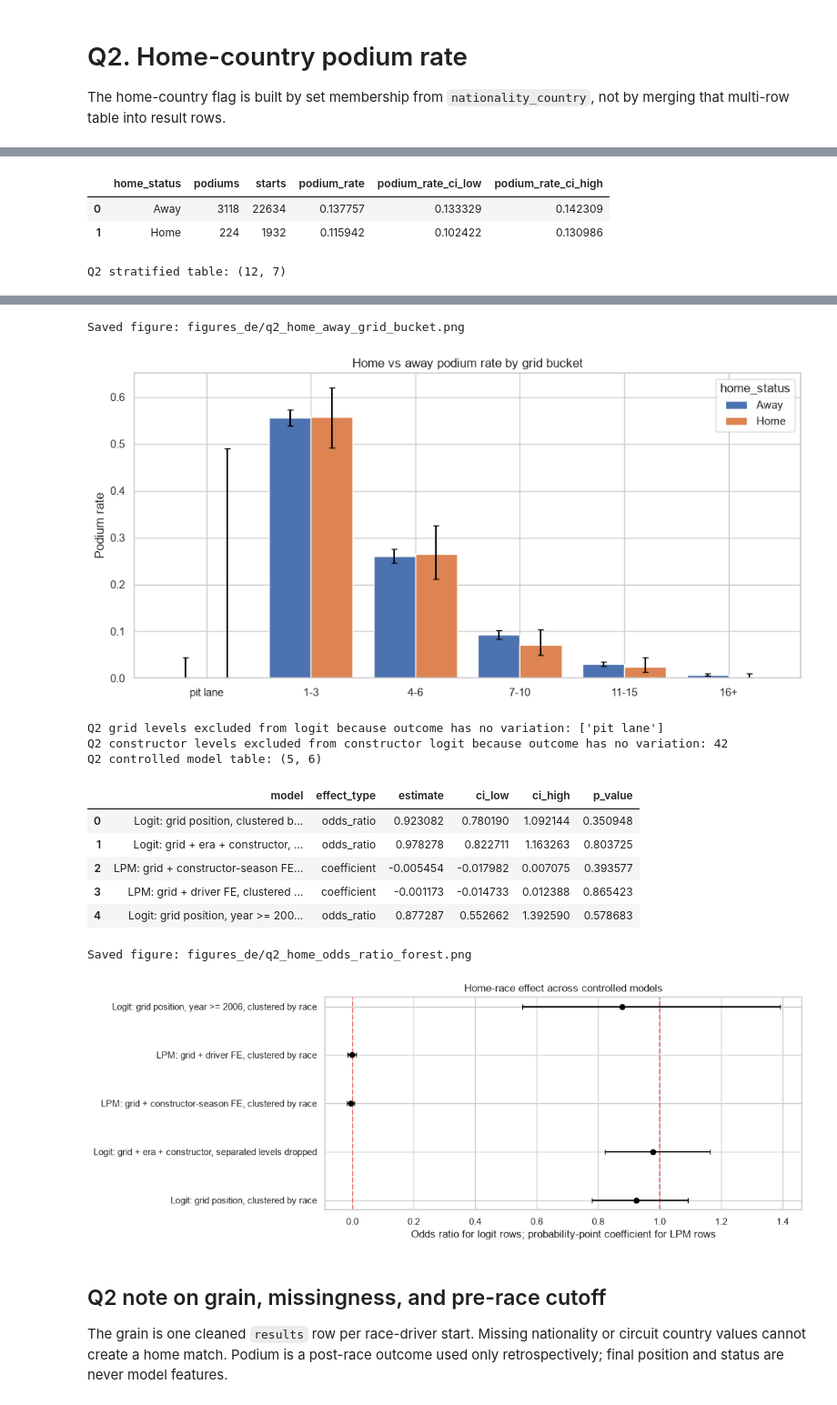
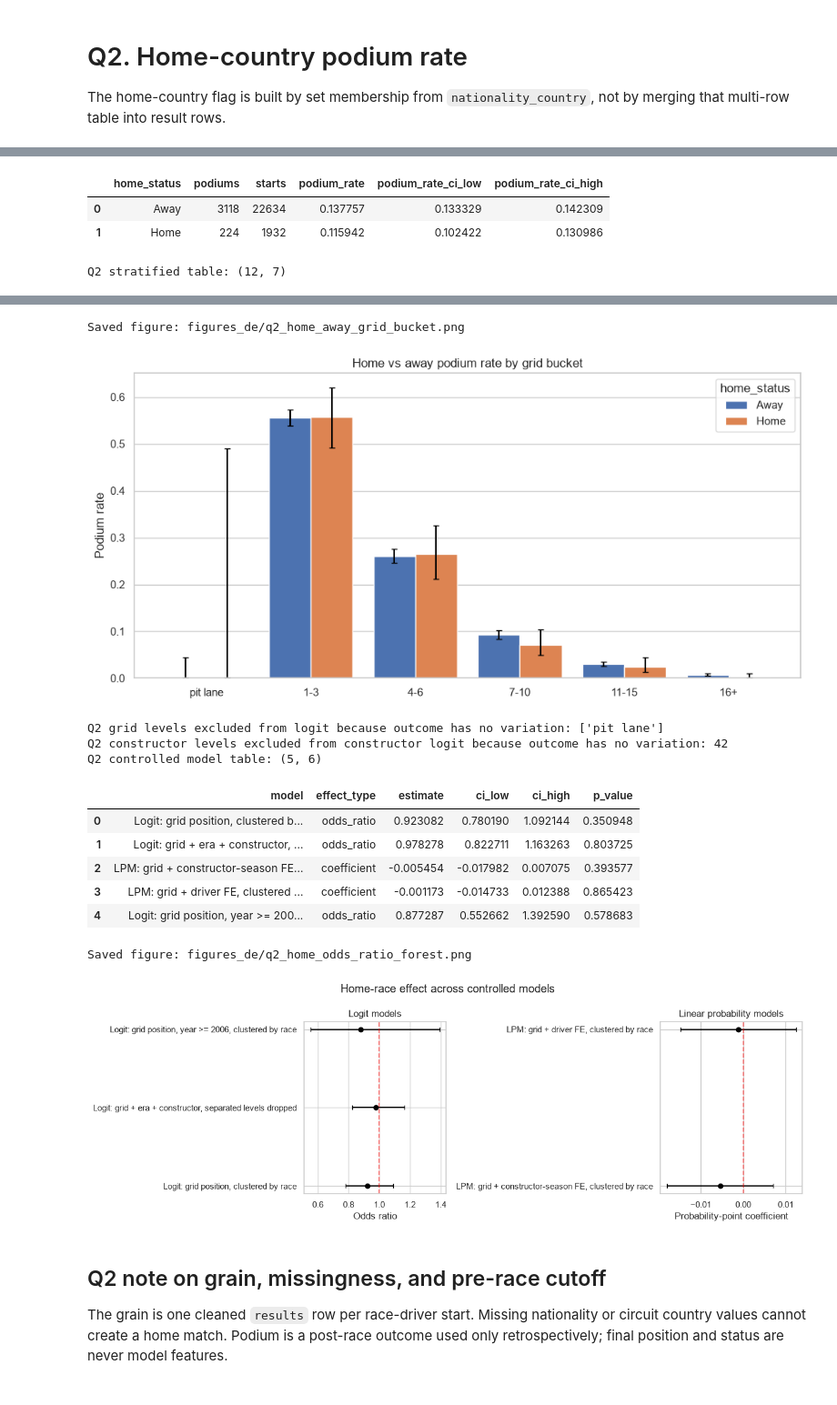
Before and after one commit to HanaAyman33/Formula-1-Podium-Prediction-Companion, a Jupyter notebook: data_engineering.ipynb, the cells around one changed output, grey strips where cells are left out. Shown at 91% size. Cells and saved outputs as stored; diff of their text form; code cells hidden in the pictures.

```diff
--- a/data_engineering.ipynb
+++ b/data_engineering.ipynb
@@ -105,6 +105,7 @@ def de_save_show(de_fig, de_name):
 
 def de_grouped_bar_ci(de_df, de_x, de_y, de_lo, de_hi, de_hue, de_order, de_hue_order, de_title, de_ylabel, de_rotation=45, de_figsize=(12,6)):
     de_fig, de_ax = plt.subplots(figsize=de_figsize)
+    de_ax.grid(axis="x", visible=False)
     de_xpos = np.arange(len(de_order))
     de_width = 0.8 / len(de_hue_order)
     de_palette = sns.color_palette(n_colors=len(de_hue_order))
@@ -488,7 +567,6 @@ Grain: one cleaned `results` row per `(raceId, driverId)`, joined to race, circu
 
 The home-country flag is built by set membership from `nationality_country`, not by merging that multi-row table into result rows.
 # %%
-# Changed for Q2-a/Q2-b/Q2-c/Q2-d: separate pit-lane starts, add raw comparison, and replace unstable logit with separated-level handling plus clustered robustness models.
 de_df = tables["results"].copy()
 de_q2 = de_df[["resultId","raceId","driverId","constructorId","grid","positionOrder"]].copy()
 de_q2["podium"] = de_q2["positionOrder"].le(3)
@@ -575,14 +653,17 @@ de_q2_lpm_driver = de_fit_lpm_fe(de_q2_model, "driver_model")
 de_q2_year_sensitivity_model_name = f"Logit: grid position, year >= {de_matched_pre_start_year}, clustered by race"
 de_q2_or_table = pd.DataFrame({"model":["Logit: grid position, clustered by race","Logit: grid + era + constructor, separated levels dropped","LPM: grid + constructor-season FE, clustered by race","LPM: grid + driver FE, clustered by race",de_q2_year_sensitivity_model_name], "effect_type":["odds_ratio","odds_ratio","coefficient","coefficient","odds_ratio"], "estimate":[de_q2_or,de_q2_robust_or,float(de_q2_lpm_constructor_season.params["is_home_int"]),float(de_q2_lpm_driver.params["is_home_int"]),de_q2_or_2006], "ci_low":[float(de_q2_ci.iloc[0]),float(de_q2_robust_ci.iloc[0]),float(de_q2_lpm_constructor_season.conf_int().loc["is_home_int"].iloc[0]),float(de_q2_lpm_driver.conf_int().loc["is_home_int"].iloc[0]),float(de_q2_ci_2006.iloc[0])], "ci_high":[float(de_q2_ci.iloc[1]),float(de_q2_robust_ci.iloc[1]),float(de_q2_lpm_constructor_season.conf_int().loc["is_home_int"].iloc[1]),float(de_q2_lpm_driver.conf_int().loc["is_home_int"].iloc[1]),float(de_q2_ci_2006.iloc[1])], "p_value":[float(de_q2_logit.pvalues["is_home_int"]),float(de_q2_robust_logit.pvalues["is_home_int"]),float(de_q2_lpm_constructor_season.pvalues["is_home_int"]),float(de_q2_lpm_driver.pvalues["is_home_int"]),float(de_q2_logit_2006.pvalues["is_home_int"])]})
 print("Q2 controlled model table:", de_q2_or_table.shape); display(de_q2_or_table)
-de_fig, de_ax = plt.subplots(figsize=(10,4.5))
 de_q2_forest = de_q2_or_table.copy()
-de_q2_forest["plot_estimate"] = de_q2_forest["estimate"]
-de_ax.errorbar(de_q2_forest["plot_estimate"], de_q2_forest["model"], xerr=[de_q2_forest["plot_estimate"]-de_q2_forest["ci_low"], de_q2_forest["ci_high"]-de_q2_forest["plot_estimate"]], fmt="o", color="black", capsize=3)
-for de_effect_type, de_reference in [("odds_ratio", 1), ("coefficient", 0)]:
-    if de_effect_type in set(de_q2_forest["effect_type"]):
-        de_ax.axvline(de_reference, color="red", linestyle="--", alpha=.5)
-de_ax.set_title("Home-race effect across controlled models"); de_ax.set_xlabel("Odds ratio for logit rows; probability-point coefficient for LPM rows")
+de_fig, de_axes = plt.subplots(1, 2, figsize=(13,4.5))
+for de_ax, de_effect_type, de_reference, de_xlabel in [(de_axes[0], "odds_ratio", 1, "Odds ratio"), (de_axes[1], "coefficient", 0, "Probability-point coefficient")]:
+    de_sub = de_q2_forest.loc[de_q2_forest["effect_type"].eq(de_effect_type)]
+    de_ax.errorbar(de_sub["estimate"], de_sub["model"], xerr=[de_sub["estimate"]-de_sub["ci_low"], de_sub["ci_high"]-de_sub["estimate"]], fmt="o", color="black", capsize=3)
+    de_ax.axvline(de_reference, color="red", linestyle="--", alpha=.5)
+    de_ax.set_xlabel(de_xlabel)
+de_axes[0].set_title("Logit models")
+de_axes[1].set_title("Linear probability models")
+de_fig.suptitle("Home-race effect across controlled models")
+de_fig.tight_layout()
 de_save_show(de_fig, "q2_home_odds_ratio_forest.png")
 # %% [output]
 Q2 results -> drivers: before=(24566, 7), after=(24566, 8)
@@ -595,34 +676,34 @@ Q2 nationalities mapped to multiple home countries: 4
 Q2 raw home vs away comparison:
 |  | home_status | podiums | starts | podium_rate | podium_rate_ci_low | podium_rate_ci_high |
 | 0 | Away | 3118 | 22634 | 0.137757 | 0.133329 | 0.142309 |
 | 1 | Home | 224 | 1932 | 0.115942 | 0.102422 | 0.130986 |
 Q2 stratified table: (12, 7)
 |  | grid_bucket | is_home | starts | podiums | podium_rate | podium_rate_ci_low | podium_rate_ci_high |
 | 0 | pit lane | False | 83 | 0 | 0.0 | 0.000000 | 0.044235 |
 | 1 | pit lane | True | 4 | 0 | 0.0 | 0.000000 | 0.489891 |
 | 2 | 1-3 | False | 3105 | 1725 | 0.555556 | 0.538020 | 0.572954 |
 | 3 | 1-3 | True | 230 | 128 | 0.556522 | 0.491912 | 0.619274 |
 | 4 | 4-6 | False | 3107 | 810 | 0.260702 | 0.245567 | 0.276427 |
 | 5 | 4-6 | True | 226 | 60 | 0.265487 | 0.212183 | 0.326630 |
 | 6 | 7-10 | False | 4090 | 379 | 0.092665 | 0.084157 | 0.101938 |
 | 7 | 7-10 | True | 335 | 24 | 0.071642 | 0.048613 | 0.104384 |
 | 8 | 11-15 | False | 5091 | 151 | 0.02966 | 0.025343 | 0.034687 |
 | 9 | 11-15 | True | 414 | 10 | 0.024155 | 0.013172 | 0.043886 |
 | 10 | 16+ | False | 7158 | 53 | 0.007404 | 0.005666 | 0.009671 |
 | 11 | 16+ | True | 723 | 2 | 0.002766 | 0.000759 | 0.010029 |
 Saved figure: figures_de/q2_home_away_grid_bucket.png
 [figure]
 Q2 grid levels excluded from logit because outcome has no variation: ['pit lane']
 Q2 constructor levels excluded from constructor logit because outcome has no variation: 42
 Q2 controlled model table: (5, 6)
 |  | model | effect_type | estimate | ci_low | ci_high | p_value |
 | 0 | Logit: grid position, clustered b... | odds_ratio | 0.923082 | 0.780190 | 1.092144 | 0.350948 |
 | 1 | Logit: grid + era + constructor, ... | odds_ratio | 0.978278 | 0.822711 | 1.163263 | 0.803725 |
 | 2 | LPM: grid + constructor-season FE... | coefficient | -0.005454 | -0.017982 | 0.007075 | 0.393577 |
 | 3 | LPM: grid + driver FE, clustered ... | coefficient | -0.001173 | -0.014733 | 0.012388 | 0.865423 |
 | 4 | Logit: grid position, year >= 200... | odds_ratio | 0.877287 | 0.552662 | 1.392590 | 0.578683 |
 Saved figure: figures_de/q2_home_odds_ratio_forest.png
-[figure, old version]
+[figure, new version]
 # %% [markdown]
 ## Q2 note on grain, missingness, and pre-race cutoff
 
```
Also changed, not shown: parts of 10 cells of this notebook, 5 other files.
